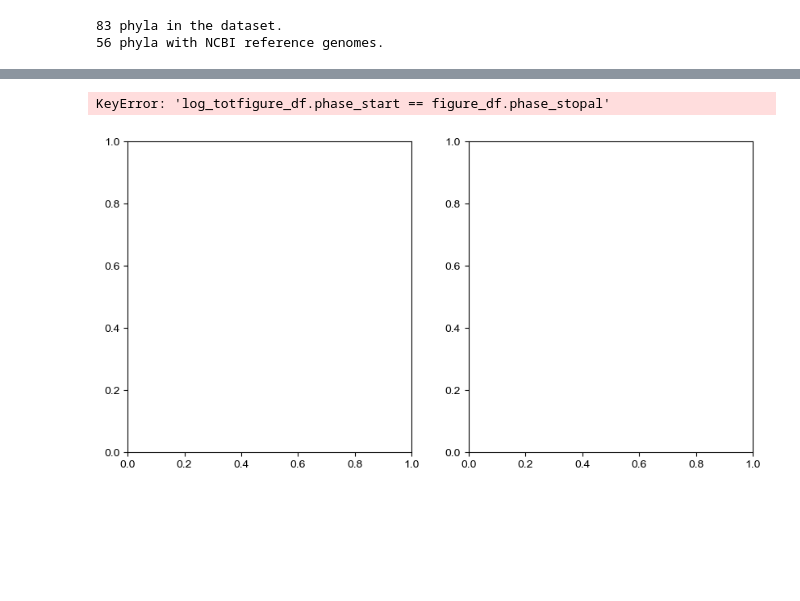
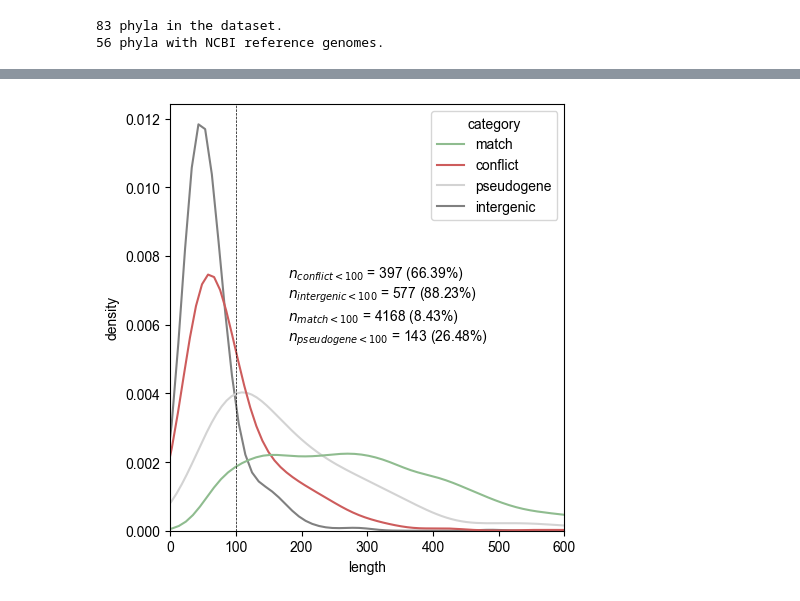
Before and after one commit to pipparichter/frugal, a Jupyter notebook: notebooks/results-2-0.ipynb, the cells around one changed output, grey strips where cells are left out. Cells and saved outputs as stored; diff of their text form; code cells hidden in the pictures; blank space fills up the shorter version.

```diff
--- a/notebooks/results-2-0.ipynb
+++ b/notebooks/results-2-0.ipynb
@@ -52,7 +55,7 @@ for input_path in tqdm(glob.glob('../data/prodigal/*'), desc='Running InterProSc
 # Prodigal sometimes predicts a string of X amino acids (unknown), which coincide with assembly gaps. The
 # matching proteins are generally marked as partial in the NCBI reference. Need to figure out a way to handle this.
 # %%
-if os.path.exists('../data/results/results-2/dataset.csv'):
+if not os.path.exists('../data/results/results-2/dataset.csv'):
     top_hits_df, all_hits_df = list(), list()
     for query_path in tqdm(glob.glob('../data/prodigal/*'), desc='Comparing Prodigal predictions with NCBI reference annotations.'):
         reference_path = f'../data/ncbi/gbffs/{get_genome_id(query_path)}_genomic.gbff'
@@ -117,55 +136,31 @@ assert np.all(phases % 3 == 0), 'All translational starts between matches should
 # %%
-# Want a figure summarizing Prodigal results. Probably should have separate figures for matches and everything else,
-# and need a way to solve the fact that there are many more matches than others. Possibly add length distributions to this figure.
 
-def figure_1(dataset_df:pd.DataFrame):
+def figure(dataset_df:pd.DataFrame):
 
-    fig, (ax_a, ax_b) = plt.subplots(ncols=2, figsize=(10, 5))
+    fig, ax = plt.subplots(figsize=(5, 5))
 
-    palette = {'match':'darkseagreen', 'pseudogene':'lightgray', 'intergenic':'steelblue', 'conflict':'indianred'}
+    palette = {'match':'darkseagreen', 'pseudogene':'lightgray', 'intergenic':'gray', 'conflict':'indianred'}
 
-    ax_a_df = pd.DataFrame(index=dataset_df.category.unique())
-    ax_a_df['total'] = dataset_df.category.value_counts()
-    ax_a_df['log_total'] = np.log10(ax_a_df['total'])
-    ax_a_df['fraction'] = dataset_df.groupby('category').apply(lambda df : df.top_hit_unsupported.sum() / len(df), include_groups=False)
-    ax_a_df['unsupported'] = ax_a_df['log_total'] * ax_a_df['fraction']
-    ax_a_df['confirmed'] = ax_a_df['log_totfigure_df.phase_start == figure_df.phase_stopal'] * (1 - ax_a_df['fraction'])
-
-    positions = np.arange(dataset_df.category.nunique())
-    ax_a.bar(positions, ax_a_df.unsupported, color=ax_a_df.index.map(palette), edgecolor='black', hatch='///')
-    ax_a.bar(positions, ax_a_df.confirmed, bottom=ax_a_df.unsupported, color=ax_a_df.index.map(palette), edgecolor='black')
-
-    ax_a.set_xticks(positions, labels=ax_a_df.index)
-    ax_a.set_yticks(np.arange(5), labels=[f'$10^{i}$' for i in range(5)])
-
-    for x, total, log_total in zip(positions, ax_a_df.total, ax_a_df.log_total):
-        text = f'{100 * total / ax_a_df.total.sum():.2f}%'
-        ax_a.text(x, log_total, text, ha='center', fontsize='small', va='bottom')
 
     ax_b_df = dataset_df.copy()
 
-    sns.kdeplot(data=ax_b_df, ax=ax_b, x='length', hue='category', palette=palette, common_norm=False)
-    ax_b.set_ylabel('density')
-    ax_b.set_xlim(xmin=0, xmax=800)
+    sns.kdeplot(data=dataset_df, ax=ax, x='length', hue='category', palette=palette, common_norm=False)
+    ax.set_ylabel('density')
+    ax.set_xlim(xmin=0, xmax=600)
 
     text = ''
     for category, df in ax_b_df.groupby('category'):
-        total = len(df)
-        n_smorfs = (df.length < 100).sum()
-        text += '$p_{' + category + '<100}$ = ' + f'{get_percent(n_smorfs, total)} ($n={n_smorfs}$)\n'
-    ax_b.text(0.3, 0.75, text, transform=ax_b.transAxes, ha='left')
-    sns.move_legend(ax_b, loc='lower right')
-    ax_b.axvline(x=100, ls='--', lw=0.5, color='black')
+        text += get_text(f'{category} < 100', (df.length < 100).sum(), len(df))
+    ax.text(0.3, 0.4, text, transform=ax.transAxes, ha='left')
+    sns.move_legend(ax, loc='upper right')
+    ax.axvline(x=100, ls='--', lw=0.5, color='black')
 
     fig.tight_layout()
     plt.show()
 
-figure_1(dataset_df)
-# Worth noting that a sequence being registered as a conflict implies that it does not have a match, as
-# the top hit selection prioritizes overlaps which are in-frame.
+figure(dataset_df)
 # %% [output]
-KeyError: 'log_totfigure_df.phase_start == figure_df.phase_stopal'
-[figure, old version]
+[figure, new version]
 # %%
 def si_table_1(dataset_df:pd.DataFrame):
 
```
Also changed, not shown: parts of 5 cells of this notebook, 6 other files.
